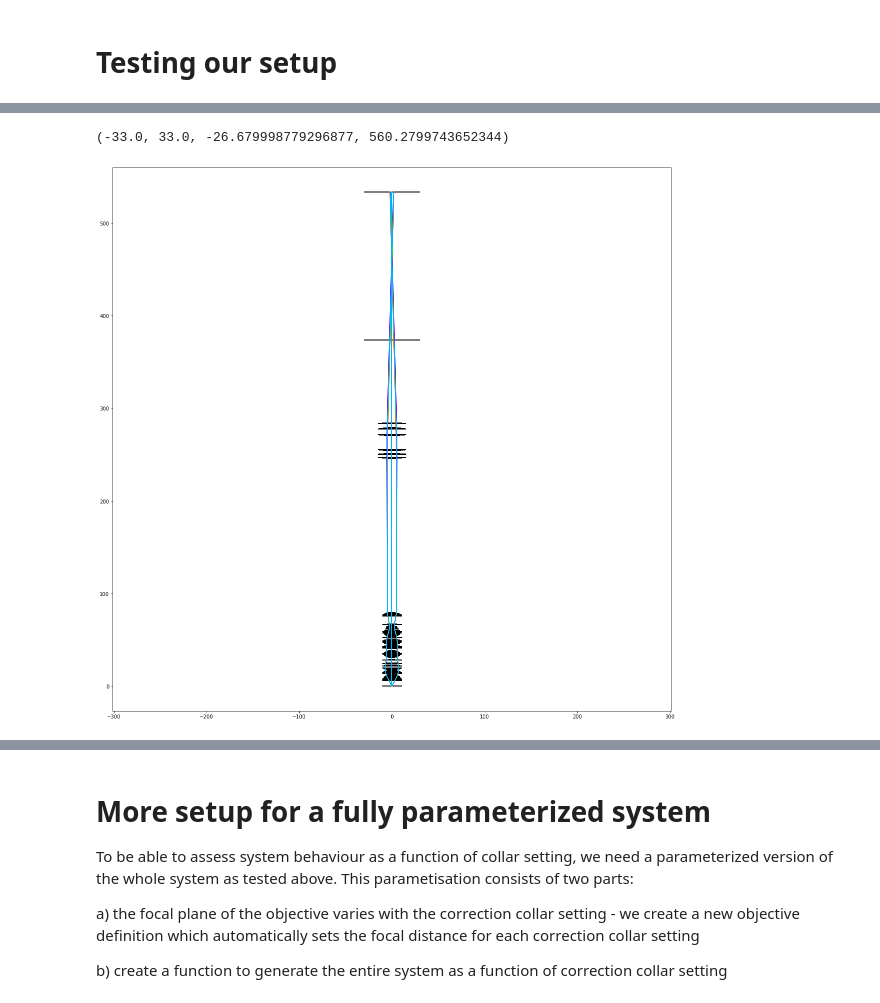
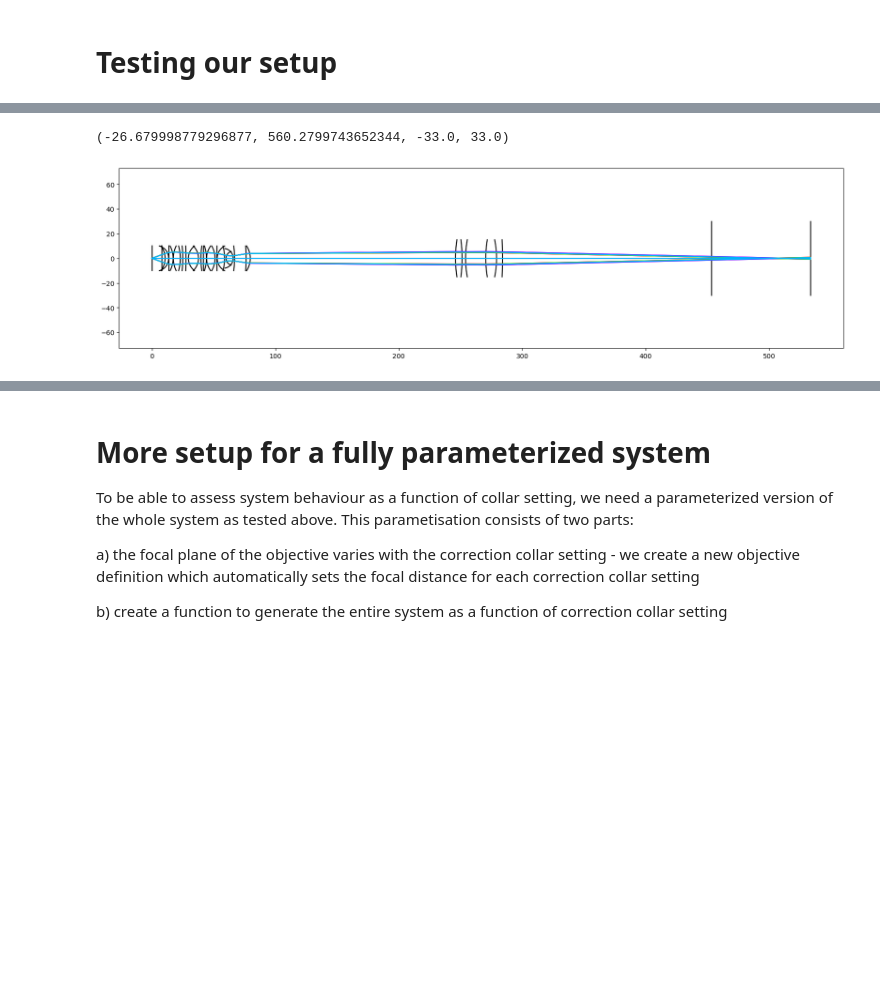
Before and after one commit to David-Baddeley/pyoptic2, a Jupyter notebook: examples/olympus_25x_objective.ipynb, the cells around one changed output, grey strips where cells are left out. Drawn from its saved outputs; the diff is of its cells as text; code cells hidden in the pictures; blank space fills up the shorter version.

```diff
--- a/examples/olympus_25x_objective.ipynb
+++ b/examples/olympus_25x_objective.ipynb
@@ -252,36 +247,36 @@ src4 = pyo.PointSource('light source', pyo.Placement([0, 0, 0], [1, 0, 0]), NA=(
 src2 = pyo.PointSource('light source', pyo.Placement([0, 0, 0], [1, 0, 0]), NA=(1.0/1.47), color=(.5,0,1), wavelength=405.)
 src3 = pyo.PointSource('light source', pyo.Placement([0, 0, 0], [1, 0, 0]), NA=(1.0/1.47), color=(.3,1,0), wavelength=568.)
 
 #generate some off axis sources at the same wavelengths (to test for field-dependant effects)
 dx = 240e-3
 src_a = pyo.PointSource('light source', pyo.Placement([0,dx, 0], [1, 0, 0]), NA=(1.0/1.47), color=(1,0,0), wavelength=642.)
 src4_a = pyo.PointSource('light source', pyo.Placement([0, dx, 0], [1, 0, 0]), NA=(1.0/1.47), color=(0,.7,1), wavelength=488.)
 src2_a = pyo.PointSource('light source', pyo.Placement([0, dx, 0], [1, 0, 0]), NA=(1.0/1.47), color=(.5,0,1), wavelength=405.)
 src3_a = pyo.PointSource('light source', pyo.Placement([0, dx, 0], [1, 0, 0]), NA=(1.0/1.47), color=(.3,1,0), wavelength=568.)
 
 # generate point sources in the objective design range
 src_800 = pyo.PointSource('light source', pyo.Placement([0, 0, 0], [1, 0, 0]), NA=(1.0/1.47), color=(.3,1,0), wavelength=800.)
 src_900 = pyo.PointSource('light source', pyo.Placement([0, 0, 0], [1, 0, 0]), NA=(1.0/1.47), color=(.3,1,0), wavelength=900.)
 src_1000 = pyo.PointSource('light source', pyo.Placement([0, 0, 0], [1, 0, 0]), NA=(1.0/1.47), color=(.3,1,0), wavelength=1000.)
 #src4 = pyo.PointSource('light source', pyo.Placement([0, 0, 0], [1, 0, 0]), NA=(1.0/1.47), color=(0,1,1), wavelength=900.)
 
 #propagate the on-axis sources through the system and visually confirm that it's behaving as expected
-plt.figure(figsize=(20,20))
+plt.figure(figsize=(20,5))
 plot_system2d(s, 'xy')
 plot2d(s.propagate(src.chief_rays), 'xy')
 plot2d(s.propagate(src2.chief_rays), 'xy')
 plot2d(s.propagate(src3.chief_rays), 'xy')
 plot2d(s.propagate(src4.chief_rays), 'xy')
 
 # optionally, propagate off axis sources as well
 # plot2d(s.propagate(src_a.chief_rays), 'xy')
 # plot2d(s.propagate(src2_a.chief_rays), 'xy')
 # plot2d(s.propagate(src3_a.chief_rays), 'xy')
 # plot2d(s.propagate(src4_a.chief_rays), 'xy')
 plt.axis('equal')
 # %% [output]
-(-33.0, 33.0, -26.679998779296877, 560.2799743652344)
+(-26.679998779296877, 560.2799743652344, -33.0, 33.0)
-[figure, old version]
+[figure, new version]
 # %%
 # a zoom in of the focus @642nm
 
```
Also changed, not shown: parts of 11 cells of this notebook, 1 other file.
